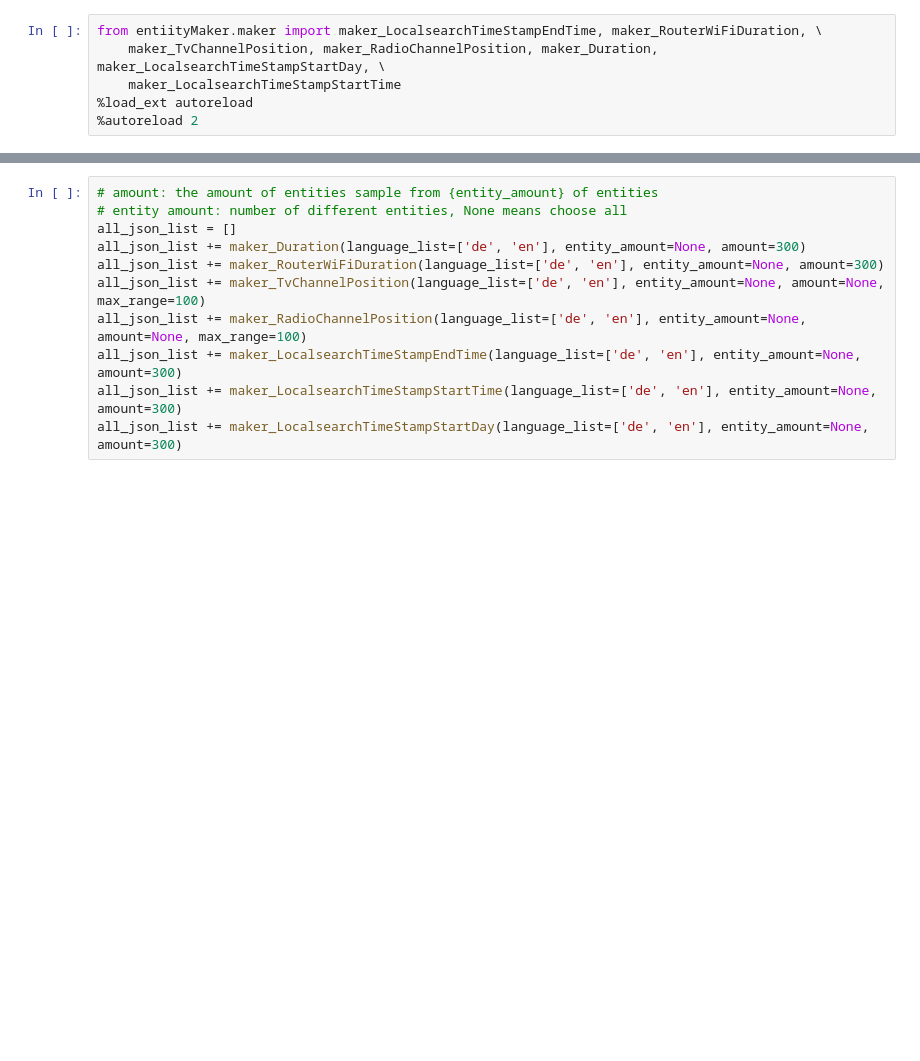
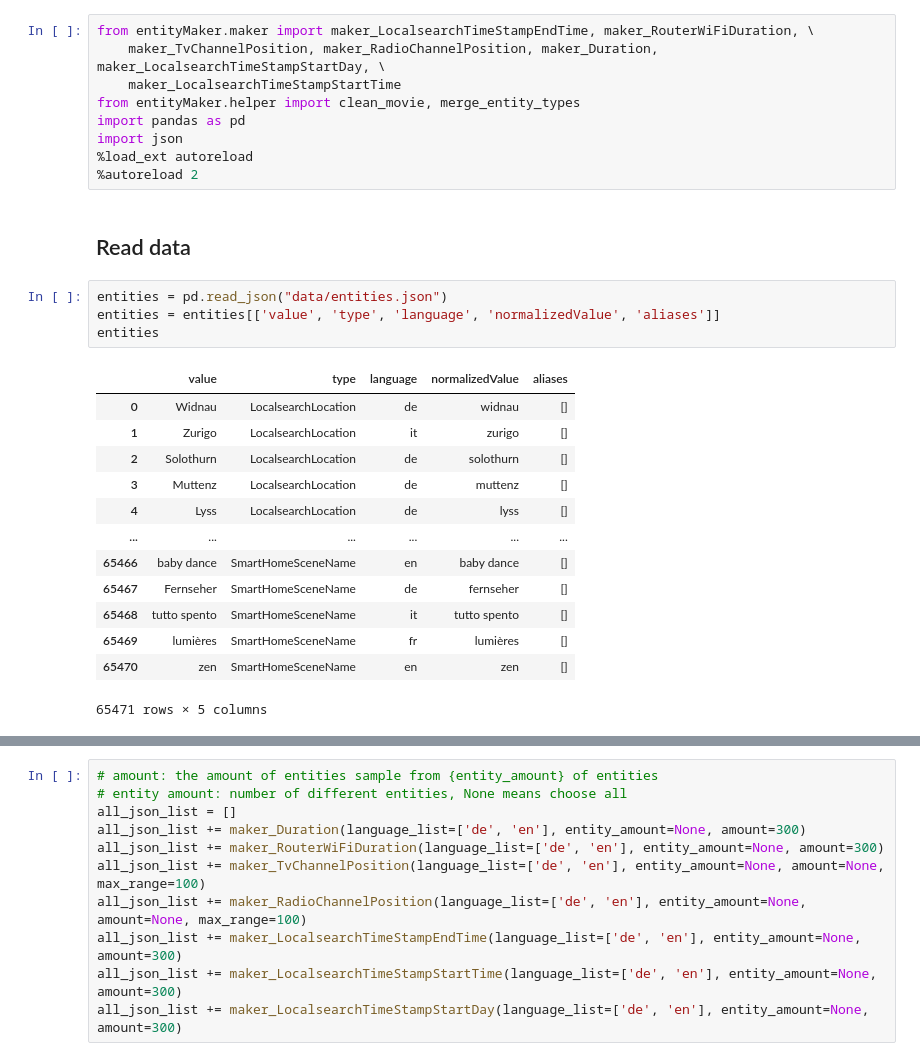
Before and after one commit to sting1000/generator, a Jupyter notebook: make_entities.ipynb, the cells around one changed output, grey strips where cells are left out. Cells and saved outputs as stored; diff of their text form; blank space fills up the shorter version.

```diff
--- a/make_entities.ipynb
+++ b/make_entities.ipynb
@@ -1,6 +1,29 @@
 # %%
-from entiityMaker.maker import maker_LocalsearchTimeStampEndTime, maker_RouterWiFiDuration, \
+from entityMaker.maker import maker_LocalsearchTimeStampEndTime, maker_RouterWiFiDuration, \
     maker_TvChannelPosition, maker_RadioChannelPosition, maker_Duration, maker_LocalsearchTimeStampStartDay, \
     maker_LocalsearchTimeStampStartTime
+from entityMaker.helper import clean_movie, merge_entity_types
+import pandas as pd
+import json
 %load_ext autoreload
 %autoreload 2
+# %% [markdown]
+## Read data
+# %%
+entities = pd.read_json("data/entities.json")
+entities = entities[['value', 'type', 'language', 'normalizedValue', 'aliases']]
+entities
+# %% [output]
+|  | value | type | language | normalizedValue | aliases |
+| 0 | Widnau | LocalsearchLocation | de | widnau | [] |
+| 1 | Zurigo | LocalsearchLocation | it | zurigo | [] |
+| 2 | Solothurn | LocalsearchLocation | de | solothurn | [] |
+| 3 | Muttenz | LocalsearchLocation | de | muttenz | [] |
+| 4 | Lyss | LocalsearchLocation | de | lyss | [] |
+| ... | ... | ... | ... | ... | ... |
+| 65466 | baby dance | SmartHomeSceneName | en | baby dance | [] |
+| 65467 | Fernseher | SmartHomeSceneName | de | fernseher | [] |
+| 65468 | tutto spento | SmartHomeSceneName | it | tutto spento | [] |
+| 65469 | lumières | SmartHomeSceneName | fr | lumières | [] |
+| 65470 | zen | SmartHomeSceneName | en | zen | [] |
+65471 rows × 5 columns
```
Also changed, not shown: parts of 6 cells of this notebook, 11 other files.
